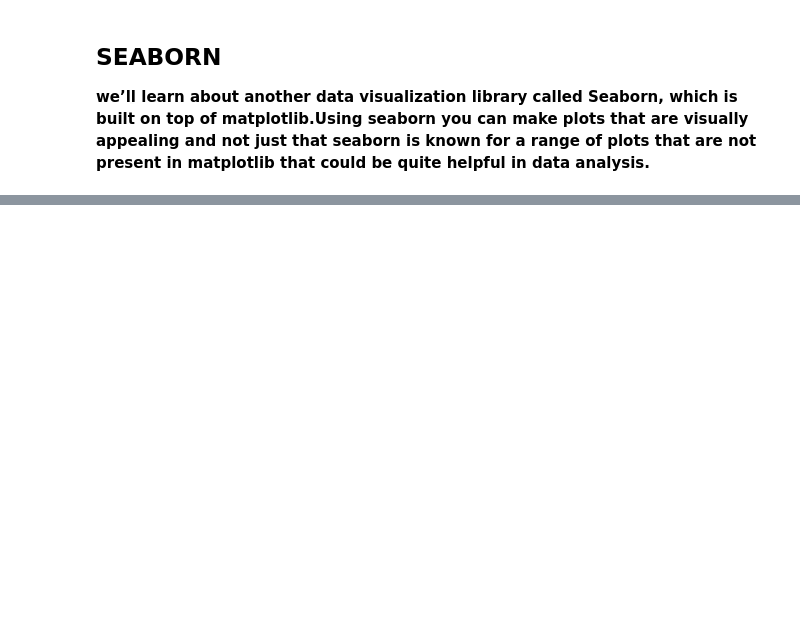
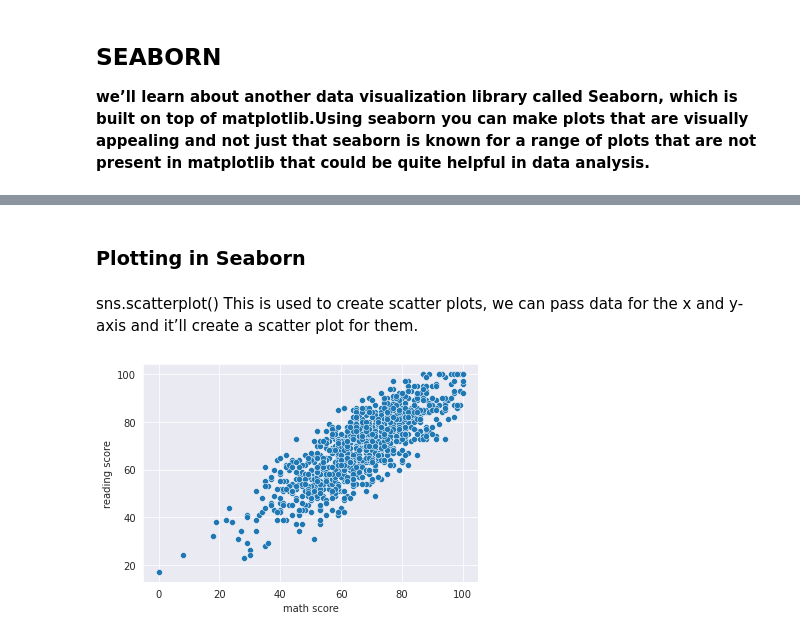
Before and after one commit to Nitroson/My-Seaborn-tutorial, a Jupyter notebook: Seaborn.ipynb, the cells around one changed output, grey strips where cells are left out. Drawn from its saved outputs; the diff is of its cells as text; code cells hidden in the pictures; blank space fills up the shorter version.

```diff
--- a/Seaborn.ipynb
+++ b/Seaborn.ipynb
@@ -7,3 +9,6 @@
 import pandas as pd
 import numpy as np
 import seaborn as sns
+import matplotlib.pyplot as plt
+
+sns.set_style('darkgrid')
@@ -9,0 +17,3 @@ import seaborn as sns
+# %%
+student = pd.read_csv("/home/nitro/Downloads/archive (2)/StudentsPerformance.csv")
+student.head()
@@ -9,0 +39,10 @@ import seaborn as sns
+# %% [markdown]
+### Plotting in Seaborn
+# %% [markdown]
+sns.scatterplot()
+This is used to create scatter plots, we can pass data for the x and y-axis and it’ll create a scatter plot for them.
+# %%
+sns.scatterplot(x = student['math score'], y = student['reading score'])
+plt.show()
+# %% [output]
+[figure, added]
```
Also changed, not shown: parts of 6 cells of this notebook.
